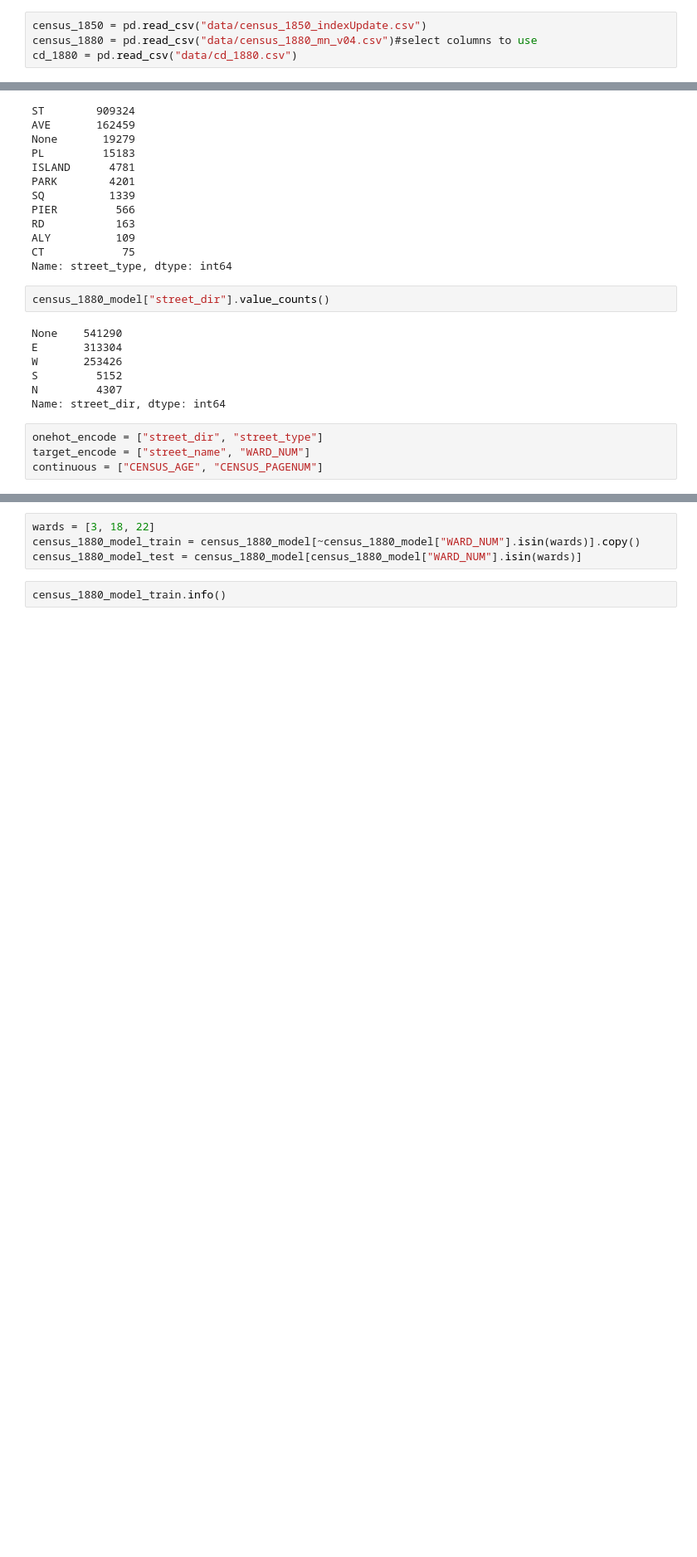
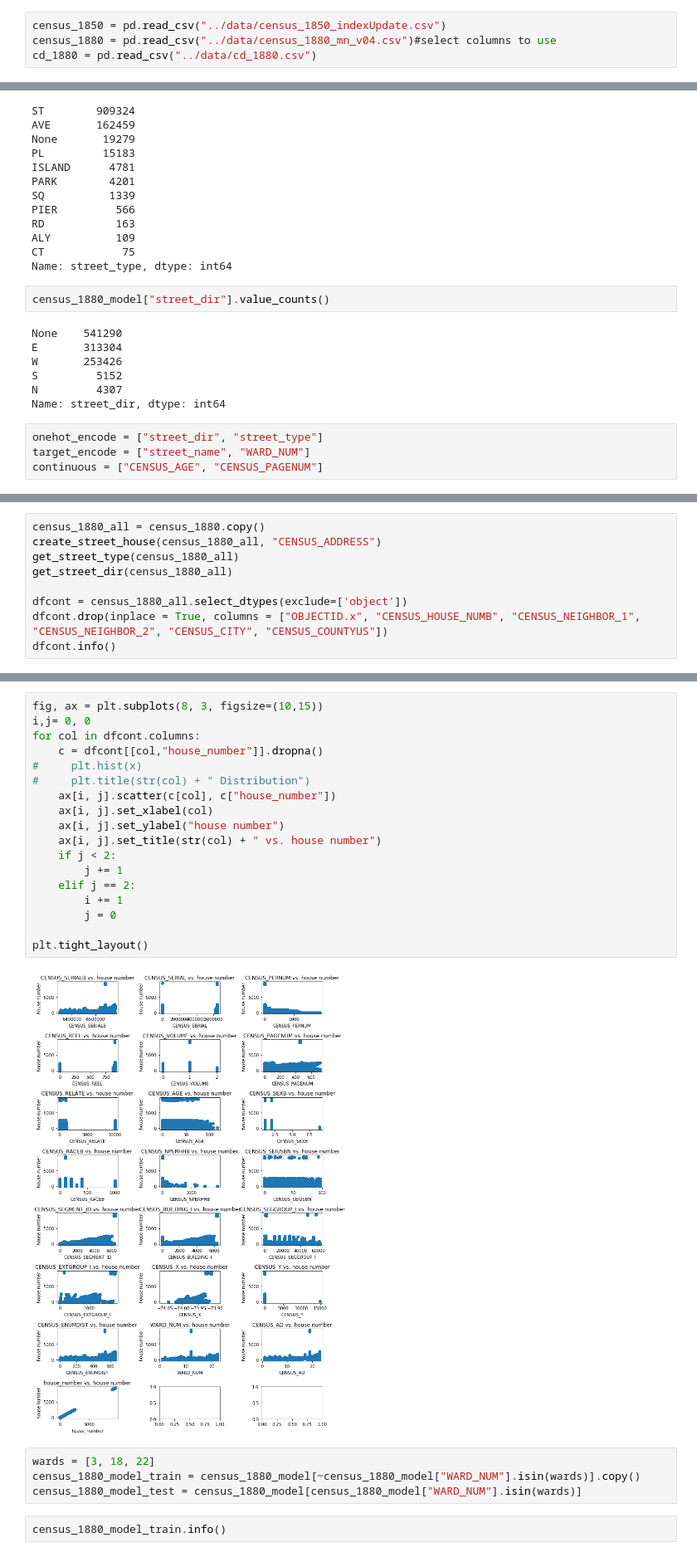
Before and after one commit to CenterForSpatialResearch/hnyc-spatial-linkage, a Jupyter notebook: Interpolation/Linear_Model.ipynb, the cells around one changed output, grey strips where cells are left out. Shown at 83% size. Drawn from its saved outputs; the diff is of its cells as text; blank space fills up the shorter version.

```diff
--- a/Interpolation/Linear_Model.ipynb
+++ b/Interpolation/Linear_Model.ipynb
@@ -17,9 +17,9 @@ from sklearn.model_selection import train_test_split
 from sklearn.model_selection import GridSearchCV
 from sklearn.linear_model import ElasticNet
 # %%
-census_1850 = pd.read_csv("data/census_1850_indexUpdate.csv")
-census_1880 = pd.read_csv("data/census_1880_mn_v04.csv")#select columns to use
-cd_1880 = pd.read_csv("data/cd_1880.csv")
+census_1850 = pd.read_csv("../data/census_1850_indexUpdate.csv")
+census_1880 = pd.read_csv("../data/census_1880_mn_v04.csv")#select columns to use
+cd_1880 = pd.read_csv("../data/cd_1880.csv")
 # %%
 census_1880.columns
 # %% [output]
@@ -88,0 +91,9 @@ continuous = ["CENSUS_AGE", "CENSUS_PAGENUM"]
+# %%
+census_1880_all = census_1880.copy()
+create_street_house(census_1880_all, "CENSUS_ADDRESS")
+get_street_type(census_1880_all)
+get_street_dir(census_1880_all)
+
+dfcont = census_1880_all.select_dtypes(exclude=['object'])
+dfcont.drop(inplace = True, columns = ["OBJECTID.x", "CENSUS_HOUSE_NUMB", "CENSUS_NEIGHBOR_1", "CENSUS_NEIGHBOR_2", "CENSUS_CITY", "CENSUS_COUNTYUS"])
+dfcont.info()
@@ -89,3 +122,23 @@ continuous = ["CENSUS_AGE", "CENSUS_PAGENUM"]
+# %%
+fig, ax = plt.subplots(8, 3, figsize=(10,15))
+i,j= 0, 0
+for col in dfcont.columns:
+    c = dfcont[[col,"house_number"]].dropna()
+#     plt.hist(x)
+#     plt.title(str(col) + " Distribution")
+    ax[i, j].scatter(c[col], c["house_number"])
+    ax[i, j].set_xlabel(col)
+    ax[i, j].set_ylabel("house number")
+    ax[i, j].set_title(str(col) + " vs. house number")
+    if j < 2:
+        j += 1
+    elif j == 2:
+        i += 1
+        j = 0
+
+plt.tight_layout()
+# %% [output]
+[figure, added]
 # %%
 wards = [3, 18, 22]
 census_1880_model_train = census_1880_model[~census_1880_model["WARD_NUM"].isin(wards)].copy()
```
Also changed, not shown: parts of 17 cells of this notebook, 1 other file.
